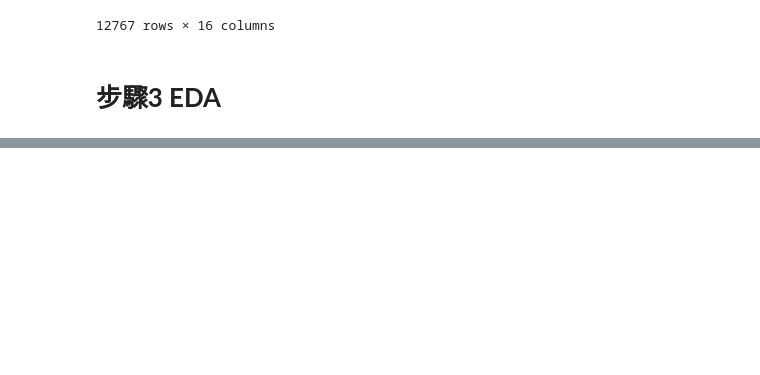
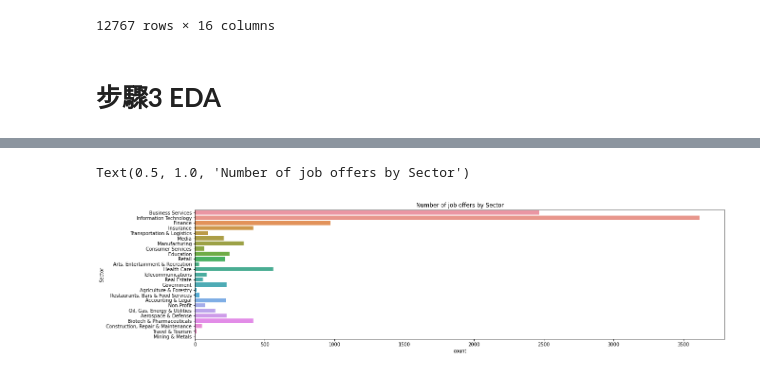
Before and after one commit to DANIEL20625/homework, a Jupyter notebook: homework.ipynb, the cells around one changed output, grey strips where cells are left out. Cells and saved outputs as stored; diff of their text form; code cells hidden in the pictures; blank space fills up the shorter version.

```diff
--- a/homework.ipynb
+++ b/homework.ipynb
@@ -193,0 +265,7 @@ ALL_Data
+# %%
+ALL_Data = ALL_Data.drop(ALL_Data[ALL_Data['Sector'] == "-1"].index,axis=0)
+ALL_Data.reset_index(drop=True, inplace=True)
+sb.countplot(y='Sector',data=ALL_Data).set_title("Number of job offers by Sector")
+# %% [output]
+Text(0.5, 1.0, 'Number of job offers by Sector')
+[figure, added]
```
Also changed, not shown: parts of 16 cells of this notebook.
